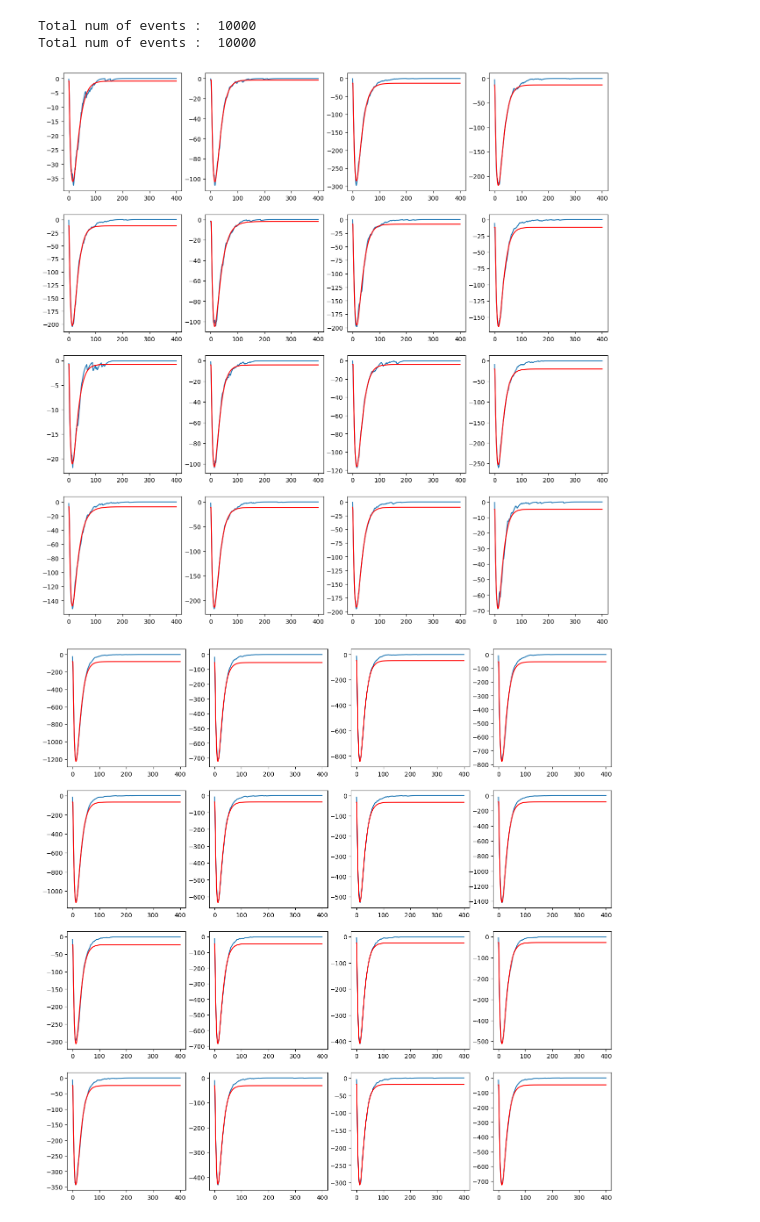
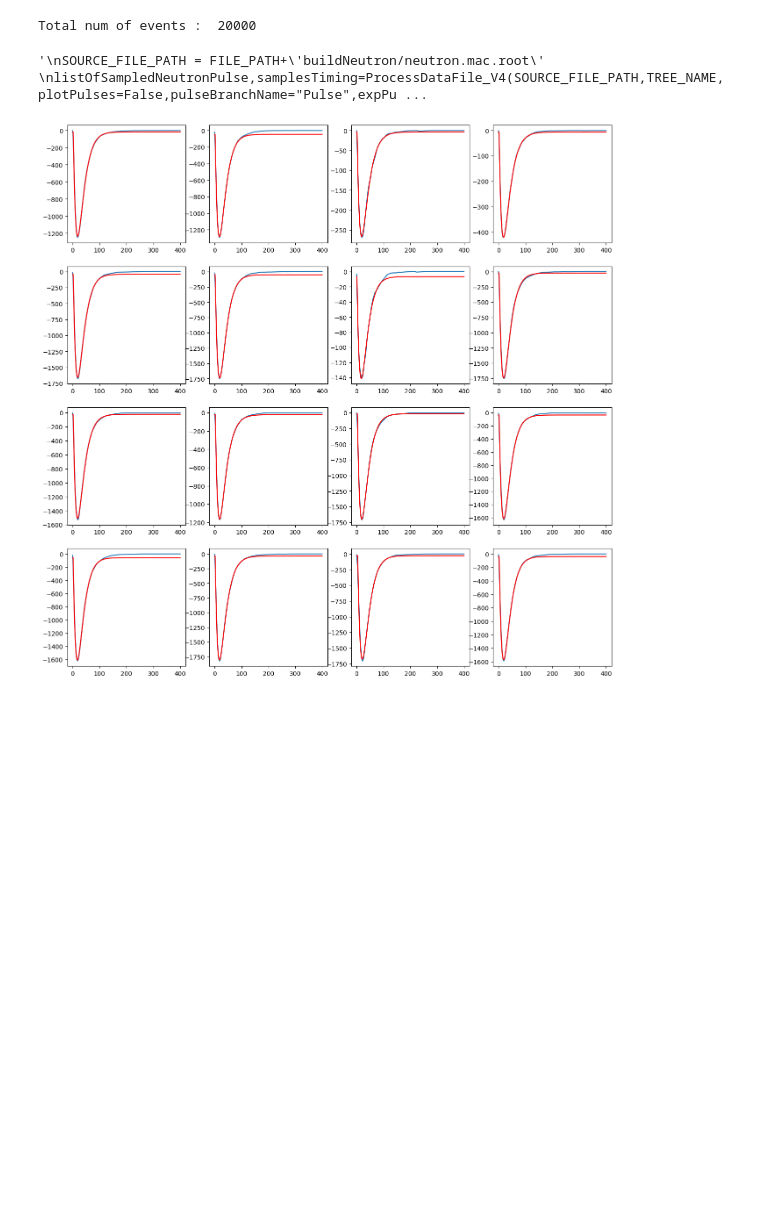
Before and after one commit to rsehgal/G4Workshop_Calicut, a Jupyter notebook: PyScripts/WaveAnal.ipynb, the cells around one changed output. Cells and saved outputs as stored; diff of their text form; code cells hidden in the pictures; blank space fills up the shorter version.

Commit message:
Modified simulation code to now generate good convolved negative pulses, and give good PSD plot without Birk's constant

```diff
--- a/PyScripts/WaveAnal.ipynb
+++ b/PyScripts/WaveAnal.ipynb
@@ -896,24 +1144,31 @@ Num of sampledPulses : 8680
 # %%
 #For PSD simulation code Using simplified functions and Convolved pulses
 import uproot
 import numpy as np
 import matplotlib.pyplot as plt
 import awkward as ak # Added explicit import for best practice
 from scipy.optimize import curve_fit
 from sklearn.metrics import r2_score
 
 # --- 1. CONFIGURATION ---"
 FILE_PATH="~/shared/G4Workshop_Calicut/PSD/"
 TREE_NAME = "ftree"
 
+#USAGE OF UPDATED FUNCTION
+#listOfSampledNaPulse,samplesTiming=ProcessDataFile_V4(SOURCE_FILE_PATH,TREE_NAME,plotPulses=True,pulseBranchName="Samples",numOfPulses=1000)
+
+SOURCE_FILE_PATH = FILE_PATH+'buildNeutron/psd.root'
+listOfSampledPSDPulse,samplesTiming=ProcessDataFile_V4(SOURCE_FILE_PATH,TREE_NAME,plotPulses=False,pulseBranchName="Pulse",expPulse=False,numOfSamples=400)
+
+'''
 SOURCE_FILE_PATH = FILE_PATH+'buildNeutron/neutron.mac.root'
-listOfSampledNeutronPulse,samplesTiming=ProcessDataFile_V2(SOURCE_FILE_PATH,TREE_NAME,plotPulses=False)
+listOfSampledNeutronPulse,samplesTiming=ProcessDataFile_V4(SOURCE_FILE_PATH,TREE_NAME,plotPulses=False,pulseBranchName="Pulse",expPulse=False,numOfSamples=400)
 
 SOURCE_FILE_PATH = FILE_PATH+'build/gamma.mac.root'
 #averageGammaPulse,samplesTiming=ProcessDataFile(SOURCE_FILE_PATH,TREE_NAME)
-listOfSampledGammaPulse,samplesTiming=ProcessDataFile_V2(SOURCE_FILE_PATH,TREE_NAME,plotPulses=False)
+listOfSampledGammaPulse,samplesTiming=ProcessDataFile_V4(SOURCE_FILE_PATH,TREE_NAME,plotPulses=False,pulseBranchName="Pulse",expPulse=False,numOfSamples=400)
+'''
 # %% [output]
-Total num of events :  10000
-Total num of events :  10000
+Total num of events :  20000
+'\nSOURCE_FILE_PATH = FILE_PATH+\'buildNeutron/neutron.mac.root\' \nlistOfSampledNeutronPulse,samplesTiming=ProcessDataFile_V4(SOURCE_FILE_PATH,TREE_NAME,plotPulses=False,pulseBranchName="Pulse",expPu ...
-[figure, old version]
+[figure, new version]
-[figure, removed]
```
Also changed, not shown: parts of 6 cells of this notebook, 3 other files.
